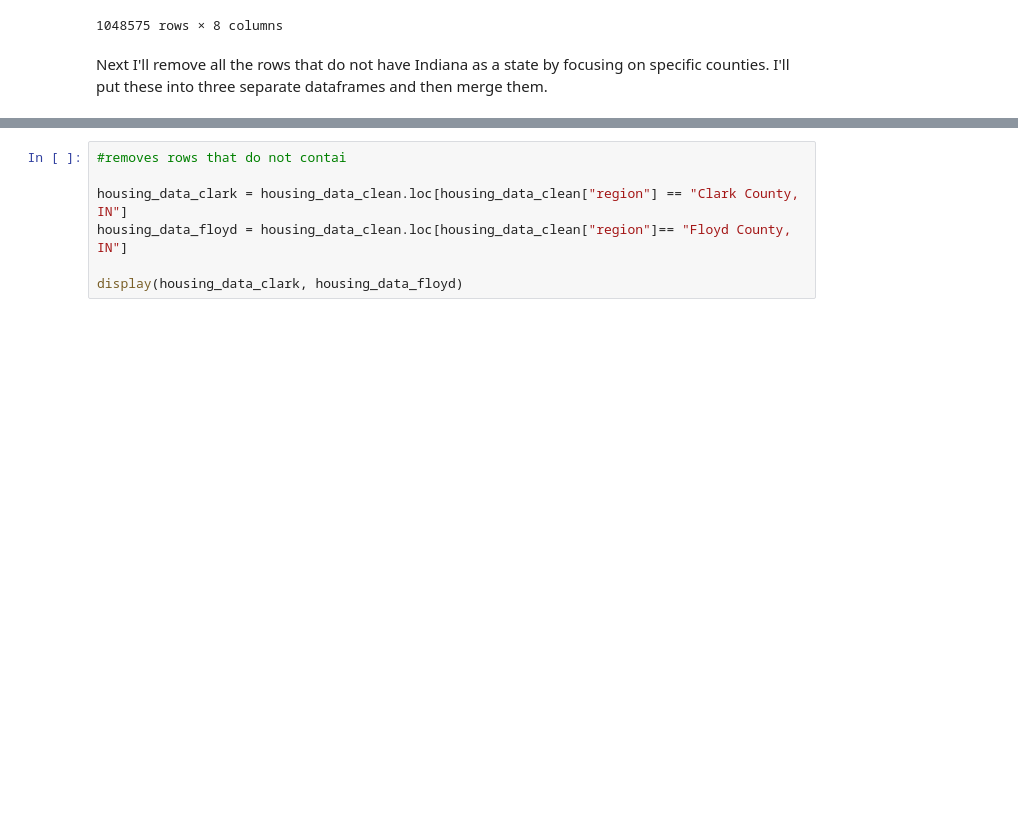
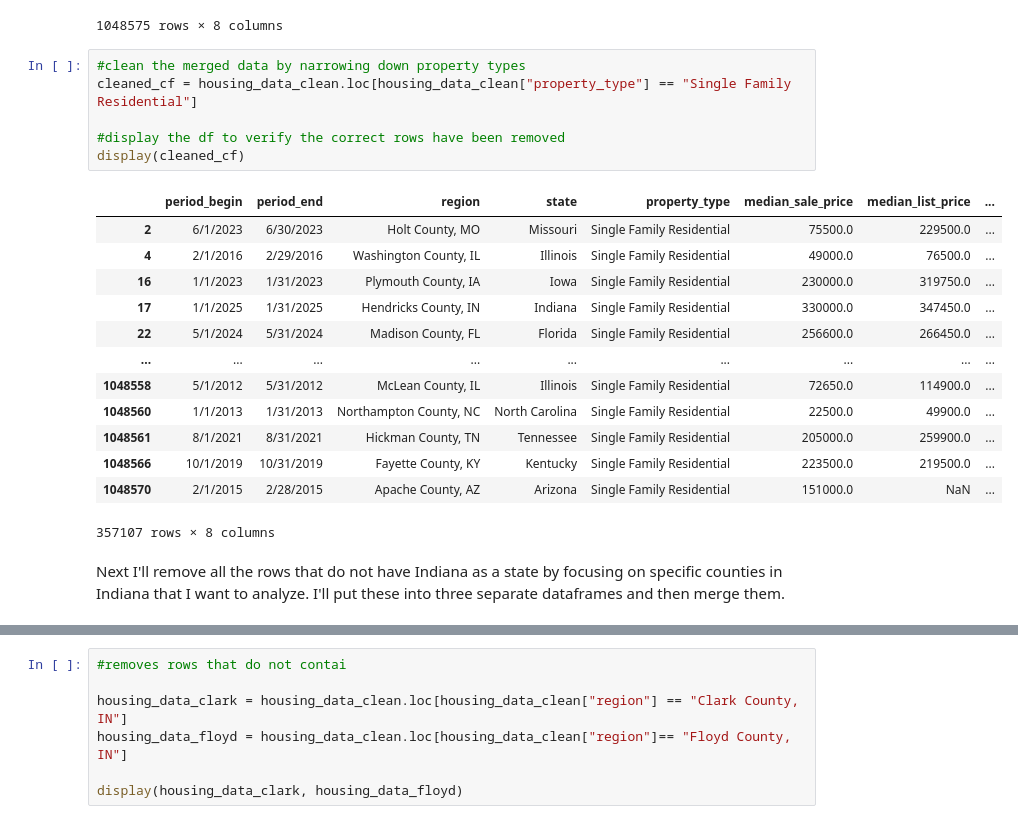
Before and after one commit to RachTheRad/SoIN_Housing_Analysis, a Jupyter notebook: HA_Cap_NB1.ipynb, the cells around one changed output, grey strips where cells are left out. Saved outputs shown, nothing was run; the diff lists cells and outputs as text; blank space fills up the shorter version.

Commit message:
restructured cleaning for housing data

```diff
--- a/HA_Cap_NB1.ipynb
+++ b/HA_Cap_NB1.ipynb
@@ -76,5 +73,25 @@ housing_data_clean
 | 1048573 | 4/1/2021 | 4/30/2021 | Livingston Parish, LA | Louisiana | All Residential | 212000.0 | 219900.0 | ... |
 | 1048574 | 5/1/2016 | 5/31/2016 | Clatsop County, OR | Oregon | Condo/Co-op | 258750.0 | 325000.0 | ... |
 1048575 rows × 8 columns
+# %%
+#clean the merged data by narrowing down property types
+cleaned_cf = housing_data_clean.loc[housing_data_clean["property_type"] == "Single Family Residential"]
+
+#display the df to verify the correct rows have been removed
+display(cleaned_cf)
+# %% [output]
+|  | period_begin | period_end | region | state | property_type | median_sale_price | median_list_price | ... |
+| 2 | 6/1/2023 | 6/30/2023 | Holt County, MO | Missouri | Single Family Residential | 75500.0 | 229500.0 | ... |
+| 4 | 2/1/2016 | 2/29/2016 | Washington County, IL | Illinois | Single Family Residential | 49000.0 | 76500.0 | ... |
+| 16 | 1/1/2023 | 1/31/2023 | Plymouth County, IA | Iowa | Single Family Residential | 230000.0 | 319750.0 | ... |
+| 17 | 1/1/2025 | 1/31/2025 | Hendricks County, IN | Indiana | Single Family Residential | 330000.0 | 347450.0 | ... |
+| 22 | 5/1/2024 | 5/31/2024 | Madison County, FL | Florida | Single Family Residential | 256600.0 | 266450.0 | ... |
+| ... | ... | ... | ... | ... | ... | ... | ... | ... |
+| 1048558 | 5/1/2012 | 5/31/2012 | McLean County, IL | Illinois | Single Family Residential | 72650.0 | 114900.0 | ... |
+| 1048560 | 1/1/2013 | 1/31/2013 | Northampton County, NC | North Carolina | Single Family Residential | 22500.0 | 49900.0 | ... |
+| 1048561 | 8/1/2021 | 8/31/2021 | Hickman County, TN | Tennessee | Single Family Residential | 205000.0 | 259900.0 | ... |
+| 1048566 | 10/1/2019 | 10/31/2019 | Fayette County, KY | Kentucky | Single Family Residential | 223500.0 | 219500.0 | ... |
+| 1048570 | 2/1/2015 | 2/28/2015 | Apache County, AZ | Arizona | Single Family Residential | 151000.0 | NaN | ... |
+357107 rows × 8 columns
 # %% [markdown]
-Next I'll remove all the rows that do not have Indiana as a state by focusing on specific counties. I'll put these into three separate dataframes and then merge them.
+Next I'll remove all the rows that do not have Indiana as a state by focusing on specific counties in Indiana that I want to analyze. I'll put these into three separate dataframes and then merge them.
```
Also changed, not shown: parts of 10 cells of this notebook, 1 other file.
